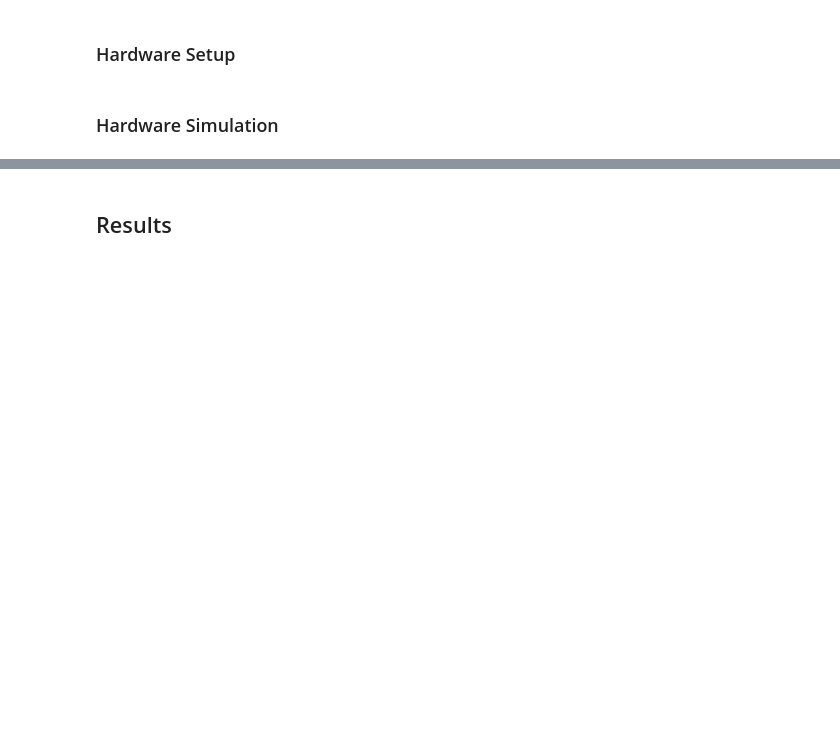
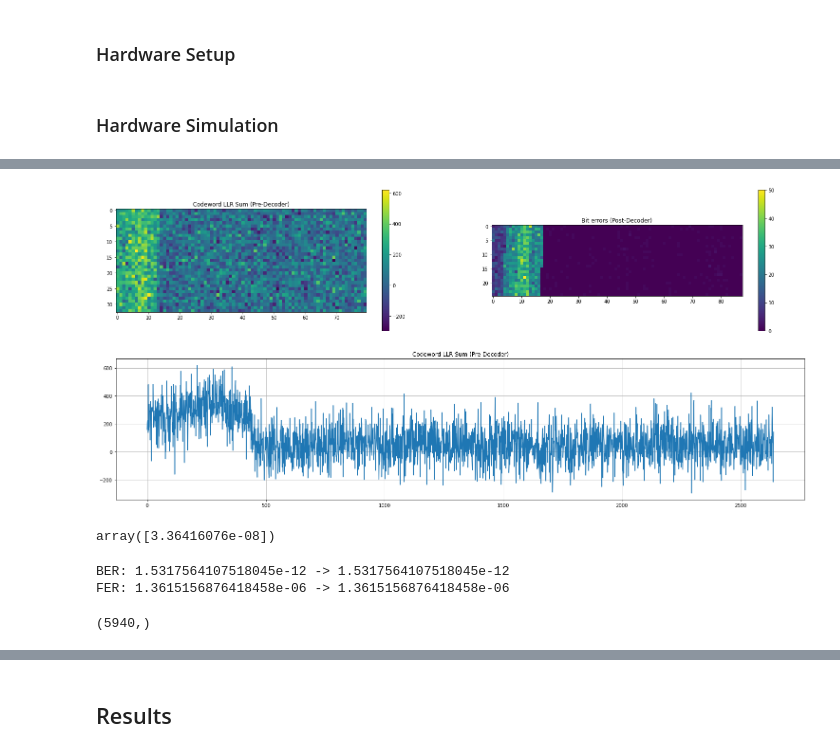
Before and after one commit to Yamakaja/ldpc_ber_server, a Jupyter notebook: client/docsis_medium.ipynb, the cells around one changed output, grey strips where cells are left out. Drawn from its saved outputs; the diff is of its cells as text; code cells hidden in the pictures; blank space fills up the shorter version.

```diff
--- a/client/docsis_medium.ipynb
+++ b/client/docsis_medium.ipynb
@@ -20,3 +16,5 @@ docsis_medium_code_id = client.add_code(docsis_medium_code)
+# %%
+docsis_medium_code_id, docsis_medium_code = client.add_code("docsis_31_medium.yml")
 # %% [markdown]
 ### Hardware Simulation
 # %%
@@ -24,0 +36,2 @@ docsis_medium_results = client.simulate(docsis_medium_code_id, snrs, snr_scales=
+# %%
+protograph15_girth6_code_id,protograph15_girth6_code = client.add_code("try_protograph15_girth6.QCldpc")
@@ -24,0 +52,6 @@ docsis_medium_results = client.simulate(docsis_medium_code_id, snrs, snr_scales=
+# %%
+snrs = np.linspace(3, 8, (8-3)*4, endpoint=False)
+protograph15_girth6_results = client.simulate(protograph15_girth6_code_id, snrs, snr_scales=4*np.ones_like(snrs), term_time=(10), term_errors=1e4, max_iterations=32).wait_progress()
+
+snrs = [7.0]
+protograph15_girth6_7db_fails_results = client.simulate(protograph15_girth6_code_id, snrs, snr_scales=4*np.ones_like(snrs), term_time=(8*60*60), term_errors=1e4, max_iterations=32, collect_last_failed=64*1024).wait_progress()
@@ -24,0 +76,43 @@ docsis_medium_results = client.simulate(docsis_medium_code_id, snrs, snr_scales=
+# %%
+def plot_failures(results, a, b, c, d):
+    # docsis medium: a=99, b=51, c=108, d=55
+    bit_errors = results.failed_info_words[0].copy()
+    bit_errors.resize(a*b)
+    bit_errors = bit_errors
+    code_words = results.failed_code_words[0]
+
+    plt.figure(figsize=(26, 12))
+    # plt.suptitle("Accumulated code and info-words", fontsize=14)
+
+    plt.subplot(2, 2, 1)
+    plt.title("Codeword LLR Sum (Pre-Decoder)")
+    plt.imshow(code_words.reshape(c,d).T)
+    plt.colorbar()
+
+    plt.subplot(2, 2, 2)
+    plt.title("Bit errors (Post-Decoder)")
+    plt.imshow(bit_errors.reshape(a,b).T)
+    plt.colorbar()
+
+    plt.subplot(2, 2, (3,4))
+    plt.title("Codeword LLR Sum (Pre-Decoder)")
+    plt.plot(code_words)
+    plt.grid()
+# %%
+plot_failures(protograph15_girth6_7db_fails_results, 88, 25, 80, 33)
+# %% [output]
+[figure, added]
+# %%
+protograph15_girth6_7db_fails_results.fers
+# %% [output]
+array([3.36416076e-08])
+# %%
+print("BER:", docsis_medium_results_base.bers[0], "->", docsis_medium_results.bers[0])
+print("FER:", docsis_medium_results_base.fers[0], "->", docsis_medium_results.fers[0])
+# %% [output]
+BER: 1.5317564107518045e-12 -> 1.5317564107518045e-12
+FER: 1.3615156876418458e-06 -> 1.3615156876418458e-06
+# %%
+docsis_medium_results.failed_code_words[0].shape
+# %% [output]
+(5940,)
```
Also changed, not shown: parts of 19 cells of this notebook, 8 other files.
